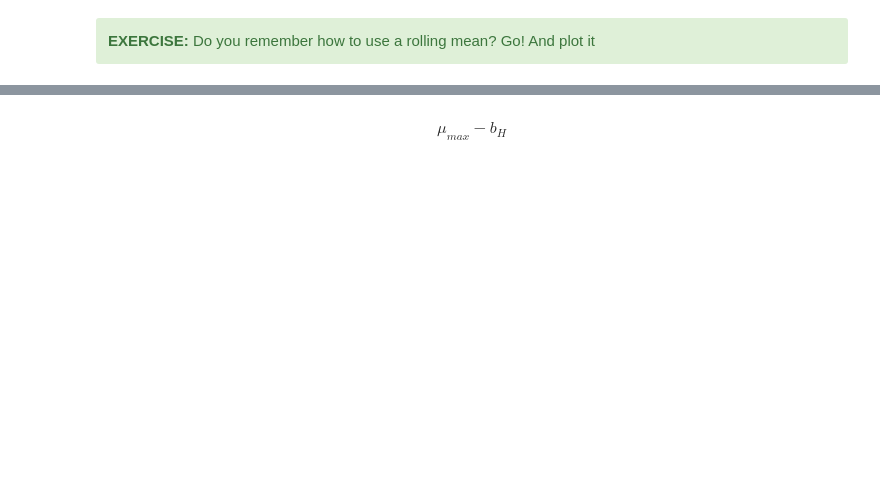
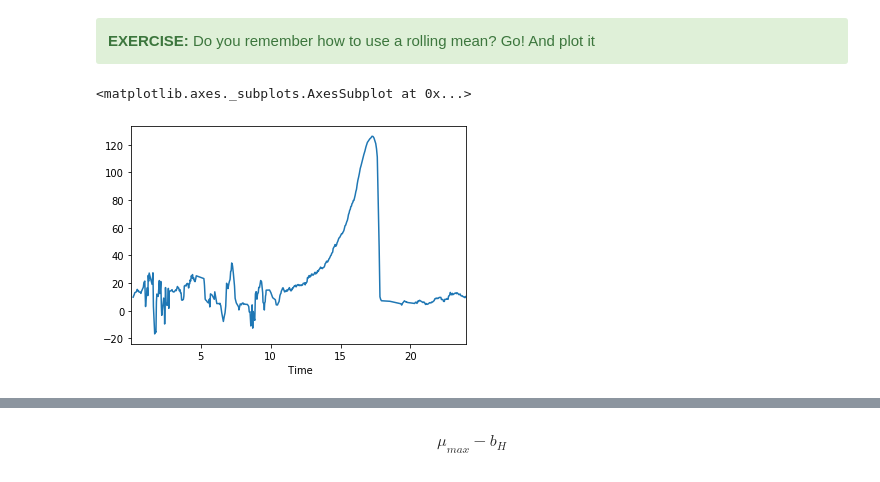
Before and after one commit to gbellandi/Pyhon_basicsCourse, a Jupyter notebook: notebooks/6_respirometry.ipynb, the cells around one changed output, grey strips where cells are left out. Cells and saved outputs as stored; diff of their text form; code cells hidden in the pictures; blank space fills up the shorter version.

```diff
--- a/notebooks/6_respirometry.ipynb
+++ b/notebooks/6_respirometry.ipynb
@@ -48,0 +116,5 @@ logOUR.plot(marker='o');
+# %%
+df['OUR'].dropna().rolling(5).mean().plot();
+# %% [output]
+<matplotlib.axes._subplots.AxesSubplot at 0x...>
+[figure, added]
```
Also changed, not shown: parts of 22 cells of this notebook, 2 other files.
